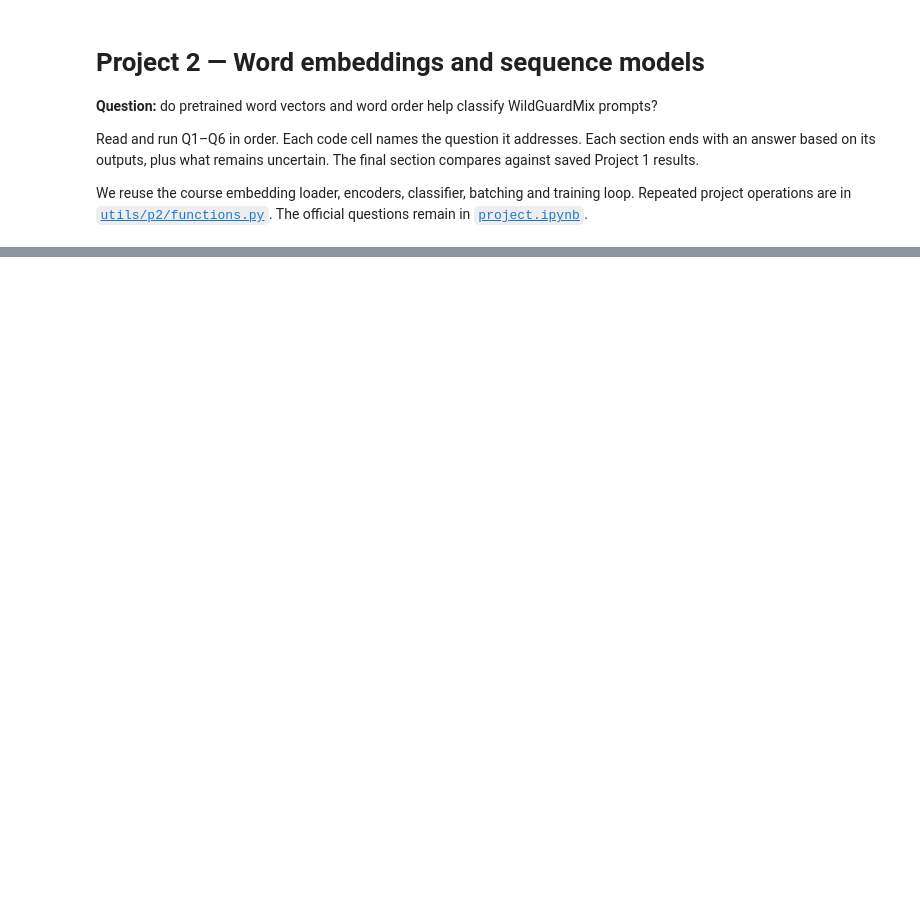
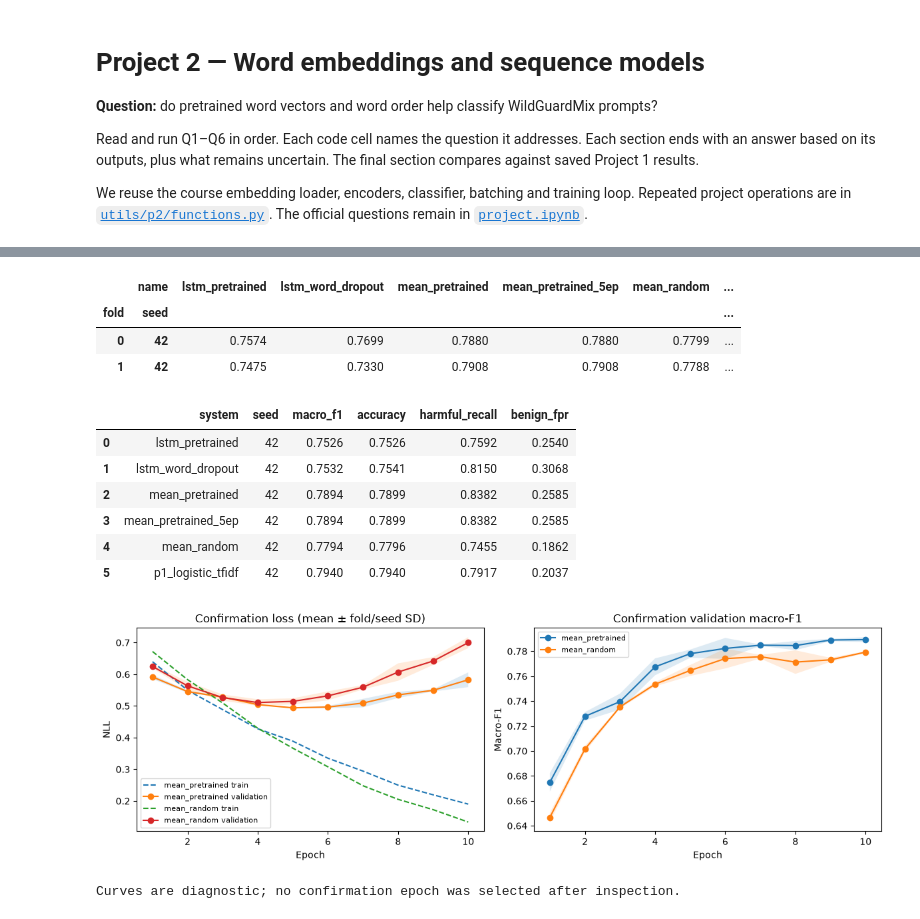
Before and after one commit to Nivya-21/nlp1-student, a Jupyter notebook: part2/project2.ipynb, the cells around one changed output, grey strips where cells are left out. Drawn from its saved outputs; the diff is of its cells as text; code cells hidden in the pictures; blank space fills up the shorter version.

```diff
--- a/part2/project2.ipynb
+++ b/part2/project2.ipynb
@@ -585,18 +1202,59 @@ trainable initialization ablation is the relevant evidence for that question.
 # %%
-# Final comparison A — read real saved P1 metrics, with their protocol
-p1_available = (p1_results / "p1_cv_scores.csv").exists() and not use_toy_data
-if p1_available:
-    p1_settings = json.loads((p1_results / "settings.json").read_text())
-    p1_summary = pd.read_csv(p1_results / "p1_summary.csv")
-    p1_summary["system"] = p1_summary.model + "/" + p1_summary.representation
-    p1_reference = p1_summary[["system", "macro_f1_mean", "macro_f1_std"]].copy()
-    p1_reference["protocol"] = f"{p1_settings['runs']} samples × {p1_settings['folds']} folds; {p1_settings['epochs']} MLP epochs"
-    test_path = p1_results / "p1_test_summary.csv"
-    if test_path.exists():
-        p1_reference = p1_reference.merge(pd.read_csv(test_path)[["system", "test_macro_f1"]], on="system")
-    display(p1_reference.round(4))
-    p1_reference.to_csv(results_folder / "p1_historical_reference.csv", index=False)
-    print("P1 source:", p1_results)
-else:
-    print("P1 saved metrics unavailable or toy mode active; no historical scores invented.")
+# Q5b — matched-fold summaries, pooled OOF metrics and mandatory final learning curves
+paired = neural_scores.pivot(index=["fold", "seed"], columns="name", values="macro_f1")
+paired["pretrained_minus_random"] = paired.mean_pretrained - paired.mean_random
+paired["word_dropout_minus_lstm"] = paired.lstm_word_dropout - paired.lstm_pretrained
+display(paired.round(4))
+
+pooled_rows = []
+for (system, model_seed), group in confirmation_predictions.groupby(["system", "seed"]):
+    pooled_rows.append({"system": system, "seed": model_seed,
+                        **classification_scores(group.gold, group.prediction)})
+pooled_oof = pd.DataFrame(pooled_rows)
+display(pooled_oof[["system", "seed", "macro_f1", "accuracy",
+                    "harmful_recall", "benign_fpr"]].round(4))
+
+curve_runs = confirmation_history[
+    confirmation_history.system.isin(["mean_pretrained", "mean_random"])]
+curve_summary = curve_runs.groupby(["system", "epoch"]).agg(
+    train_loss_mean=("train_loss", "mean"), train_loss_sd=("train_loss", "std"),
+    validation_loss_mean=("validation_loss", "mean"),
+    validation_loss_sd=("validation_loss", "std"),
+    macro_f1_mean=("macro_f1", "mean"), macro_f1_sd=("macro_f1", "std"),
+).reset_index()
+fig, axes = plt.subplots(1, 2, figsize=(12, 4))
+for system in ["mean_pretrained", "mean_random"]:
+    curve = curve_summary[curve_summary.system == system]
+    axes[0].plot(curve.epoch, curve.train_loss_mean, "--", label=f"{system} train")
+    axes[0].plot(curve.epoch, curve.validation_loss_mean, marker="o",
+                 label=f"{system} validation")
+    axes[0].fill_between(curve.epoch,
+                        curve.validation_loss_mean - curve.validation_loss_sd.fillna(0),
+                        curve.validation_loss_mean + curve.validation_loss_sd.fillna(0), alpha=0.15)
+    axes[1].plot(curve.epoch, curve.macro_f1_mean, marker="o", label=system)
+    axes[1].fill_between(curve.epoch,
+                        curve.macro_f1_mean - curve.macro_f1_sd.fillna(0),
+                        curve.macro_f1_mean + curve.macro_f1_sd.fillna(0), alpha=0.15)
+axes[0].set(title="Confirmation loss (mean ± fold/seed SD)", xlabel="Epoch", ylabel="NLL")
+axes[1].set(title="Confirmation validation macro-F1", xlabel="Epoch", ylabel="Macro-F1")
+for axis in axes:
+    axis.legend(fontsize=8)
+fig.tight_layout()
+fig.savefig(results_folder / "confirmation_mean_pretrained_vs_random_curves.png", dpi=150)
+plt.show()
+print("Curves are diagnostic; no confirmation epoch was selected after inspection.")
+# %% [output]
+|  | name | lstm_pretrained | lstm_word_dropout | mean_pretrained | mean_pretrained_5ep | mean_random | ... |
+| fold | seed |  |  |  |  |  | ... |
+| 0 | 42 | 0.7574 | 0.7699 | 0.7880 | 0.7880 | 0.7799 | ... |
+| 1 | 42 | 0.7475 | 0.7330 | 0.7908 | 0.7908 | 0.7788 | ... |
+|  | system | seed | macro_f1 | accuracy | harmful_recall | benign_fpr |
+| 0 | lstm_pretrained | 42 | 0.7526 | 0.7526 | 0.7592 | 0.2540 |
+| 1 | lstm_word_dropout | 42 | 0.7532 | 0.7541 | 0.8150 | 0.3068 |
+| 2 | mean_pretrained | 42 | 0.7894 | 0.7899 | 0.8382 | 0.2585 |
+| 3 | mean_pretrained_5ep | 42 | 0.7894 | 0.7899 | 0.8382 | 0.2585 |
+| 4 | mean_random | 42 | 0.7794 | 0.7796 | 0.7455 | 0.1862 |
+| 5 | p1_logistic_tfidf | 42 | 0.7940 | 0.7940 | 0.7917 | 0.2037 |
+[figure, added]
+Curves are diagnostic; no confirmation epoch was selected after inspection.
 # %%
```
Also changed, not shown: parts of 23 cells of this notebook, 1 other file.
